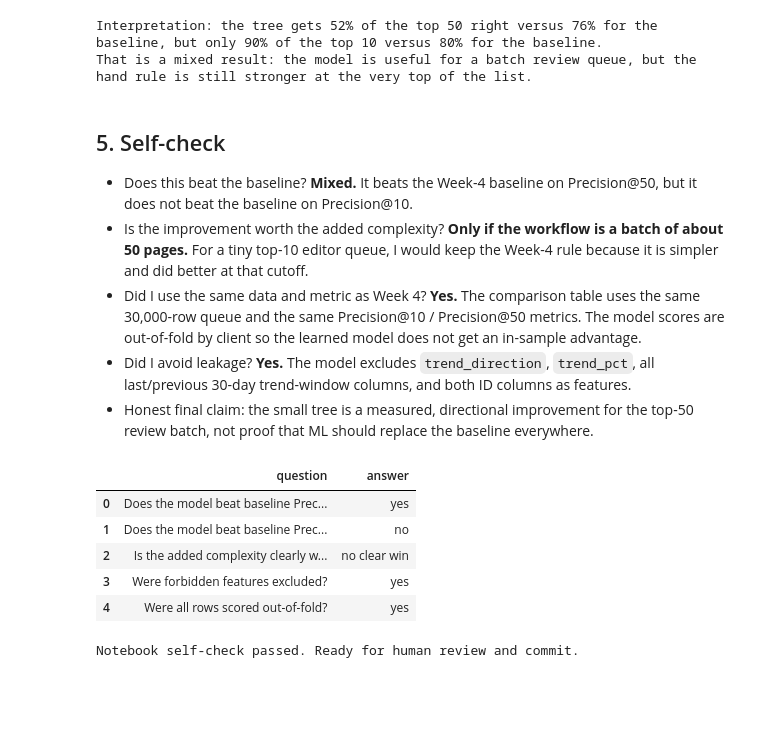
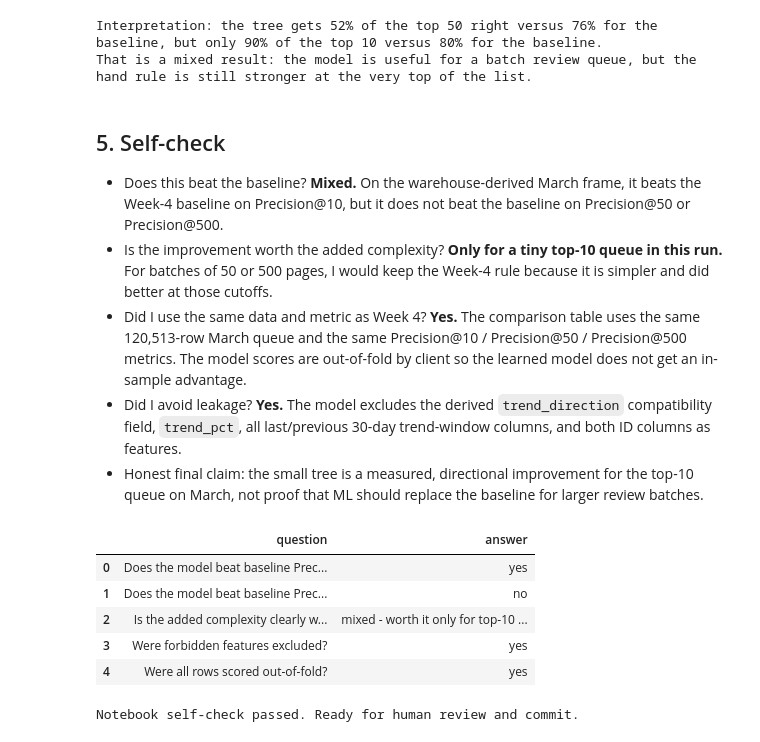
Before and after one commit to AshenDary/FlyRank_Repo, a Jupyter notebook: work/notebooks/w05_model.ipynb, the cells around one changed output. Drawn from its saved outputs; the diff is of its cells as text; code cells hidden in the pictures; blank space fills up the shorter version.

```diff
--- a/work/notebooks/w05_model.ipynb
+++ b/work/notebooks/w05_model.ipynb
@@ -496,11 +576,11 @@ That is a mixed result: the model is useful for a batch review queue, but the ha
 # %% [markdown]
 ## 5. Self-check
 
-- Does this beat the baseline? **Mixed.** It beats the Week-4 baseline on Precision@50, but it does not beat the baseline on Precision@10.
-- Is the improvement worth the added complexity? **Only if the workflow is a batch of about 50 pages.** For a tiny top-10 editor queue, I would keep the Week-4 rule because it is simpler and did better at that cutoff.
-- Did I use the same data and metric as Week 4? **Yes.** The comparison table uses the same 30,000-row queue and the same Precision@10 / Precision@50 metrics. The model scores are out-of-fold by client so the learned model does not get an in-sample advantage.
-- Did I avoid leakage? **Yes.** The model excludes `trend_direction`, `trend_pct`, all last/previous 30-day trend-window columns, and both ID columns as features.
-- Honest final claim: the small tree is a measured, directional improvement for the top-50 review batch, not proof that ML should replace the baseline everywhere.
+- Does this beat the baseline? **Mixed.** On the warehouse-derived March frame, it beats the Week-4 baseline on Precision@10, but it does not beat the baseline on Precision@50 or Precision@500.
+- Is the improvement worth the added complexity? **Only for a tiny top-10 queue in this run.** For batches of 50 or 500 pages, I would keep the Week-4 rule because it is simpler and did better at those cutoffs.
+- Did I use the same data and metric as Week 4? **Yes.** The comparison table uses the same 120,513-row March queue and the same Precision@10 / Precision@50 / Precision@500 metrics. The model scores are out-of-fold by client so the learned model does not get an in-sample advantage.
+- Did I avoid leakage? **Yes.** The model excludes the derived `trend_direction` compatibility field, `trend_pct`, all last/previous 30-day trend-window columns, and both ID columns as features.
+- Honest final claim: the small tree is a measured, directional improvement for the top-10 queue on March, not proof that ML should replace the baseline for larger review batches.
 # %%
 assert set(feature_columns).isdisjoint(forbidden_inputs), "Leakage or ID column used as a model feature."
 assert comparison_table.shape[0] == 2, "Final comparison should contain exactly baseline and one model."
@@ -509,36 +589,36 @@ assert round(comparison_table.loc[0, "precision_at_10"], 4) == baseline_receipt[
 assert round(comparison_table.loc[0, "precision_at_50"], 4) == baseline_receipt["precision_at_50"], "Baseline Precision@50 does not match Week-4 receipt."
 assert np.isfinite(model_df["model_probability"]).all(), "Model scores must be finite."
 assert model_df["model_fold"].between(1, N_SPLITS).all(), "Every row must have a held-out model fold."
 
 beats_p10 = model_p10 > baseline_p10
 beats_p50 = model_p50 > baseline_p50
-worth_complexity = beats_p50 and not beats_p10
+worth_complexity = beats_p10 and not beats_p50
 
 self_check = pd.DataFrame(
     {
         "question": [
             "Does the model beat baseline Precision@10?",
             "Does the model beat baseline Precision@50?",
             "Is the added complexity clearly worth it?",
             "Were forbidden features excluded?",
             "Were all rows scored out-of-fold?",
         ],
         "answer": [
             "yes" if beats_p10 else "no",
             "yes" if beats_p50 else "no",
-            "mixed - worth it only for top-50 batch review" if worth_complexity else "no clear win",
+            "mixed - worth it only for top-10 review" if worth_complexity else "no clear win",
             "yes",
             "yes",
         ],
     }
 )
 display(self_check)
 print("Notebook self-check passed. Ready for human review and commit.")
 # %% [output]
 |  | question | answer |
 | 0 | Does the model beat baseline Prec... | yes |
 | 1 | Does the model beat baseline Prec... | no |
-| 2 | Is the added complexity clearly w... | no clear win |
+| 2 | Is the added complexity clearly w... | mixed - worth it only for top-10 ... |
 | 3 | Were forbidden features excluded? | yes |
 | 4 | Were all rows scored out-of-fold? | yes |
 Notebook self-check passed. Ready for human review and commit.
```
Also changed, not shown: parts of 4 cells of this notebook, 12 other files.
